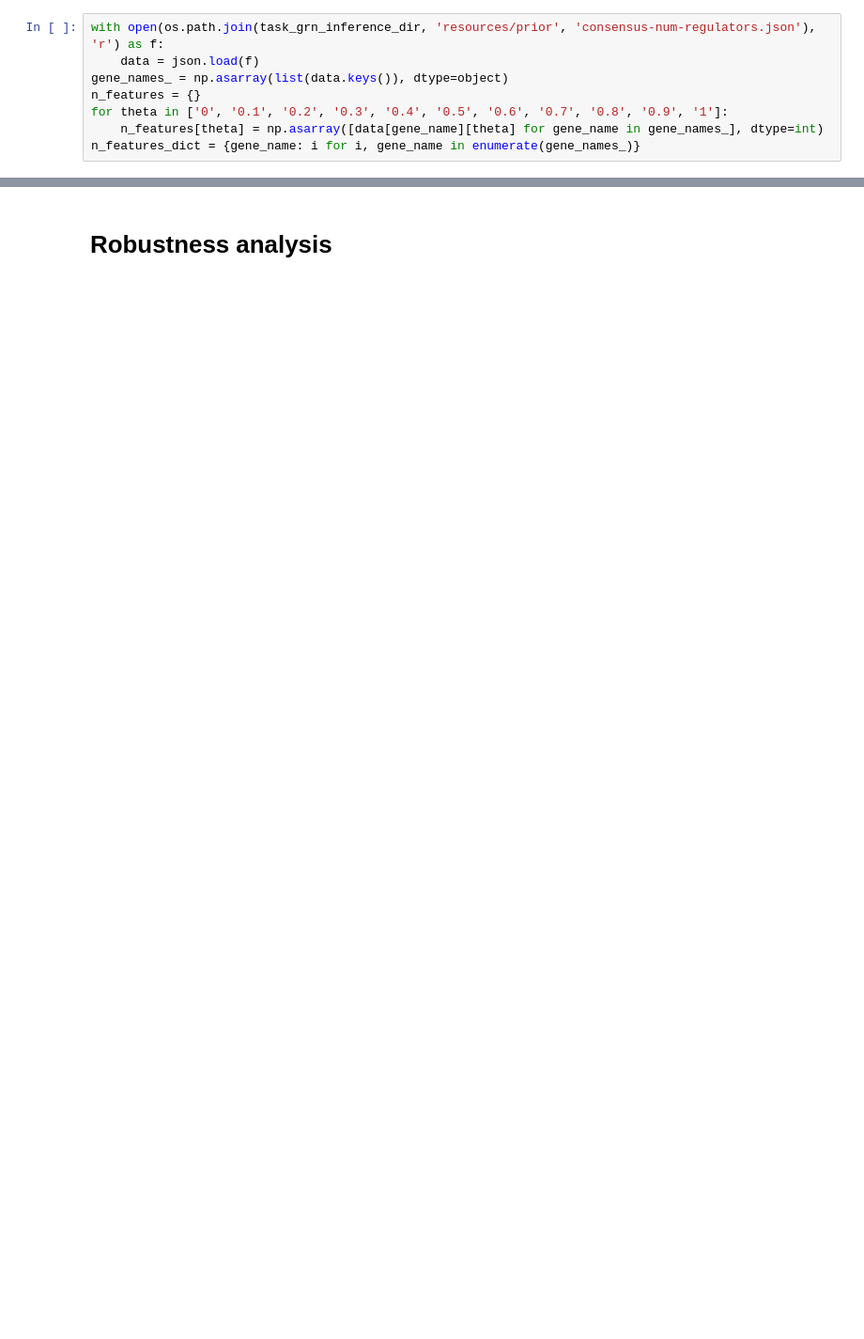
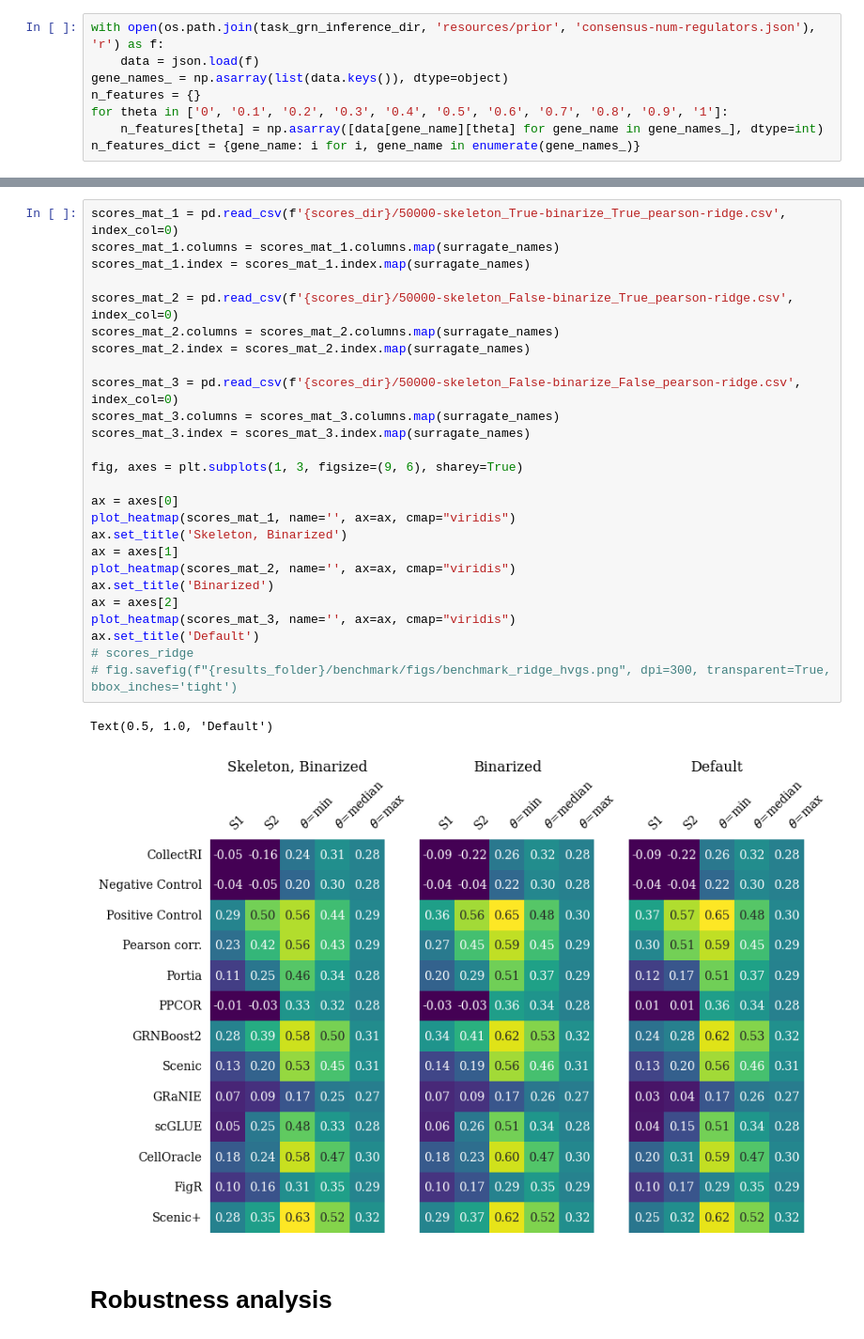
Before and after one commit to janursa/grn_benchmark, a Jupyter notebook: notebooks/process_results.ipynb, the cells around one changed output, grey strips where cells are left out. Shown at 94% size. Saved outputs shown, nothing was run; the diff lists cells and outputs as text; blank space fills up the shorter version.

Commit message:
results updated

```diff
--- a/notebooks/process_results.ipynb
+++ b/notebooks/process_results.ipynb
@@ -377,2 +94,31 @@ fig.savefig(f"{results_folder}/benchmark/figs/benchmark_ridge.png", dpi=300, tra
+# %%
+scores_mat_1 = pd.read_csv(f'{scores_dir}/50000-skeleton_True-binarize_True_pearson-ridge.csv', index_col=0)
+scores_mat_1.columns = scores_mat_1.columns.map(surragate_names)
+scores_mat_1.index = scores_mat_1.index.map(surragate_names)
+
+scores_mat_2 = pd.read_csv(f'{scores_dir}/50000-skeleton_False-binarize_True_pearson-ridge.csv', index_col=0)
+scores_mat_2.columns = scores_mat_2.columns.map(surragate_names)
+scores_mat_2.index = scores_mat_2.index.map(surragate_names)
+
+scores_mat_3 = pd.read_csv(f'{scores_dir}/50000-skeleton_False-binarize_False_pearson-ridge.csv', index_col=0)
+scores_mat_3.columns = scores_mat_3.columns.map(surragate_names)
+scores_mat_3.index = scores_mat_3.index.map(surragate_names)
+
+fig, axes = plt.subplots(1, 3, figsize=(9, 6), sharey=True)
+
+ax = axes[0]
+plot_heatmap(scores_mat_1, name='', ax=ax, cmap="viridis")
+ax.set_title('Skeleton, Binarized')
+ax = axes[1]
+plot_heatmap(scores_mat_2, name='', ax=ax, cmap="viridis")
+ax.set_title('Binarized')
+ax = axes[2]
+plot_heatmap(scores_mat_3, name='', ax=ax, cmap="viridis")
+ax.set_title('Default')
+# scores_ridge
+# fig.savefig(f"{results_folder}/benchmark/figs/benchmark_ridge_hvgs.png", dpi=300, transparent=True, bbox_inches='tight')
+# %% [output]
+Text(0.5, 1.0, 'Default')
+[figure, added]
 # %% [markdown]
 # Robustness analysis
```
Also changed, not shown: parts of 62 cells of this notebook, 43 other files.
